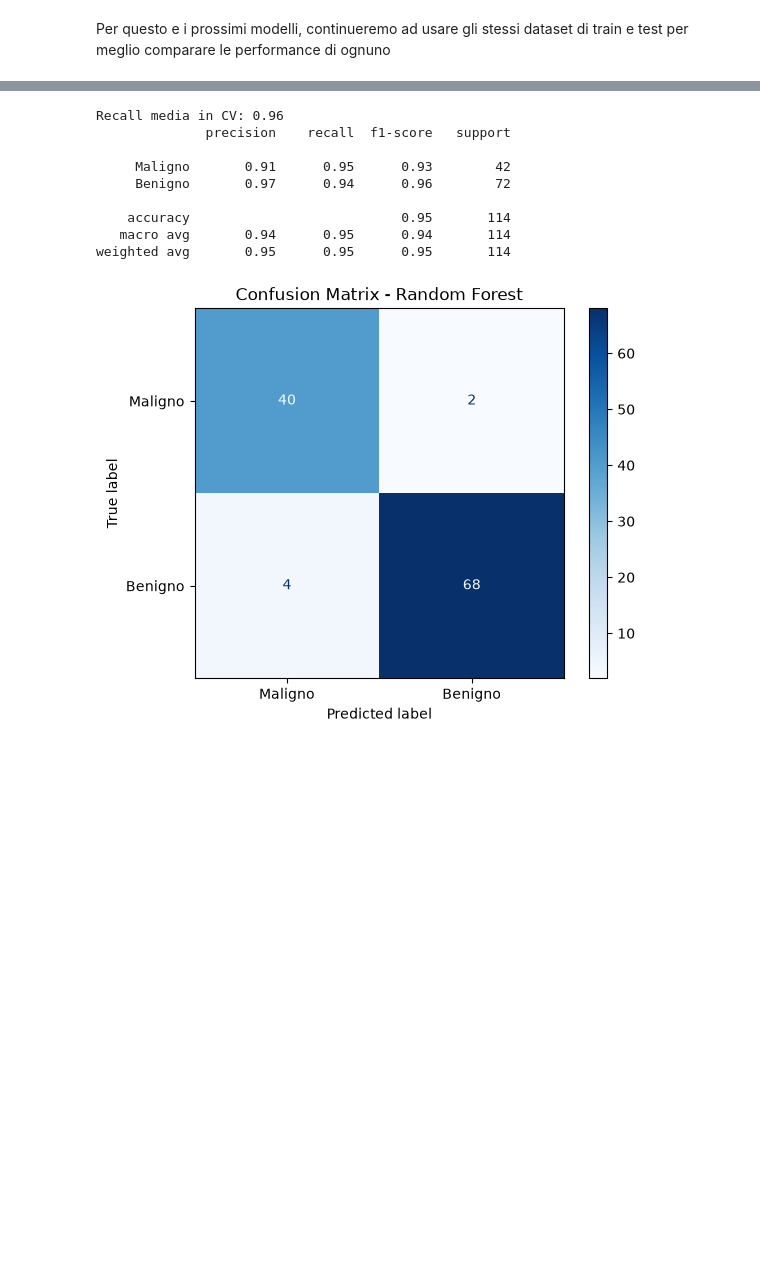
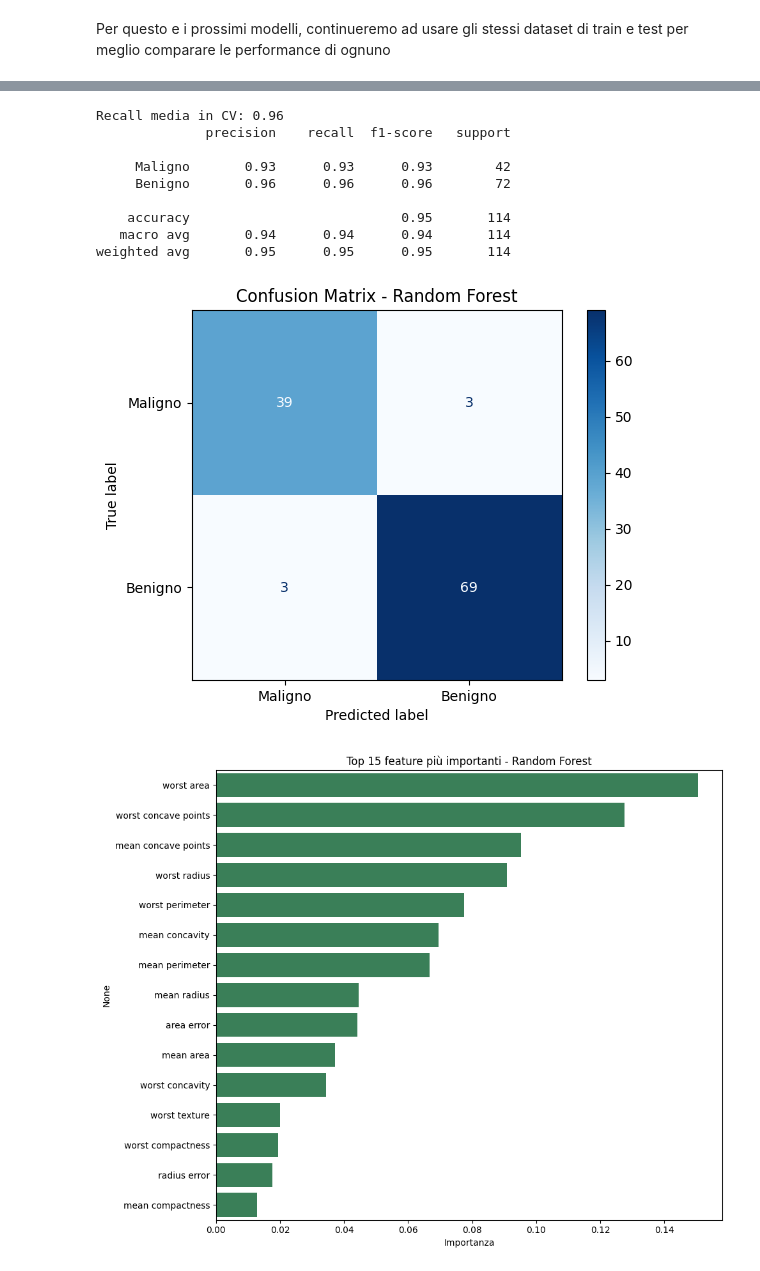
Before and after one commit to JacopoFoschi2/ElaboratoOIAML, a Jupyter notebook: progetto_esame.ipynb, the cells around one changed output, grey strips where cells are left out. Saved outputs shown, nothing was run; the diff lists cells and outputs as text; code cells hidden in the pictures; blank space fills up the shorter version.

Commit message:
fix: small fix to random forest score and added comments on results

```diff
--- a/progetto_esame.ipynb
+++ b/progetto_esame.ipynb
@@ -462,7 +464,7 @@ grid_rf = GridSearchCV(pipe_random_forest, param_grid, cv=cv, scoring='recall_ma
 
 grid_rf.fit(X_train, y_train)
 
-print(f"Recall media in CV: {scores.mean():.2f}")
+print(f"Recall media in CV: {grid_rf.best_score_:.2f}")
 
 best_rf = grid_rf.best_estimator_
 y_pred_rf = best_rf.predict(X_test)
@@ -479,10 +481,24 @@ plt.show()
 Recall media in CV: 0.96
               precision    recall  f1-score   support
 
-     Maligno       0.91      0.95      0.93        42
-     Benigno       0.97      0.94      0.96        72
+     Maligno       0.93      0.93      0.93        42
+     Benigno       0.96      0.96      0.96        72
 
     accuracy                           0.95       114
-   macro avg       0.94      0.95      0.94       114
+   macro avg       0.94      0.94      0.94       114
 weighted avg       0.95      0.95      0.95       114
-[figure, old version]
+[figure, new version]
+# %%
+# Estraiamo il modello dalla pipeline per accedere a feature_importances_
+rf_model = best_rf.named_steps['clf']
+
+importances = pd.Series(rf_model.feature_importances_, index=X.columns).sort_values(ascending=False)
+
+plt.figure(figsize=(10, 8))
+sns.barplot(x=importances.head(15).values, y=importances.head(15).index, color='seagreen')
+plt.title('Top 15 feature più importanti - Random Forest')
+plt.xlabel('Importanza')
+plt.tight_layout()
+plt.show()
+# %% [output]
+[figure, added]
```
Also changed, not shown: parts of 12 cells of this notebook.
